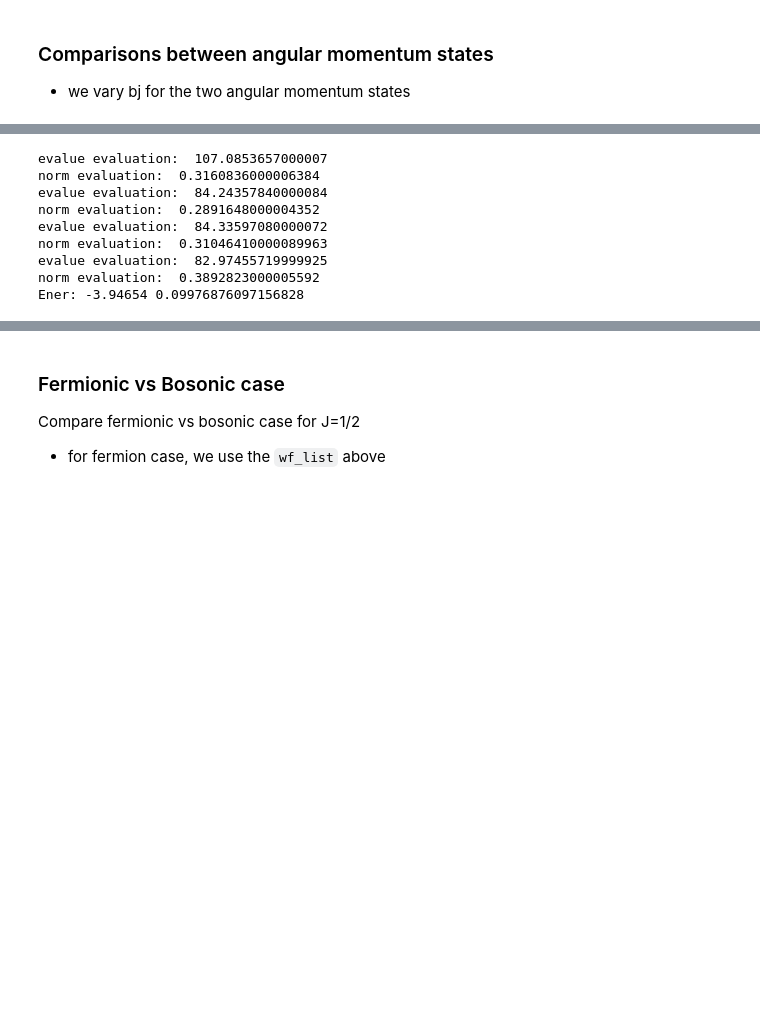
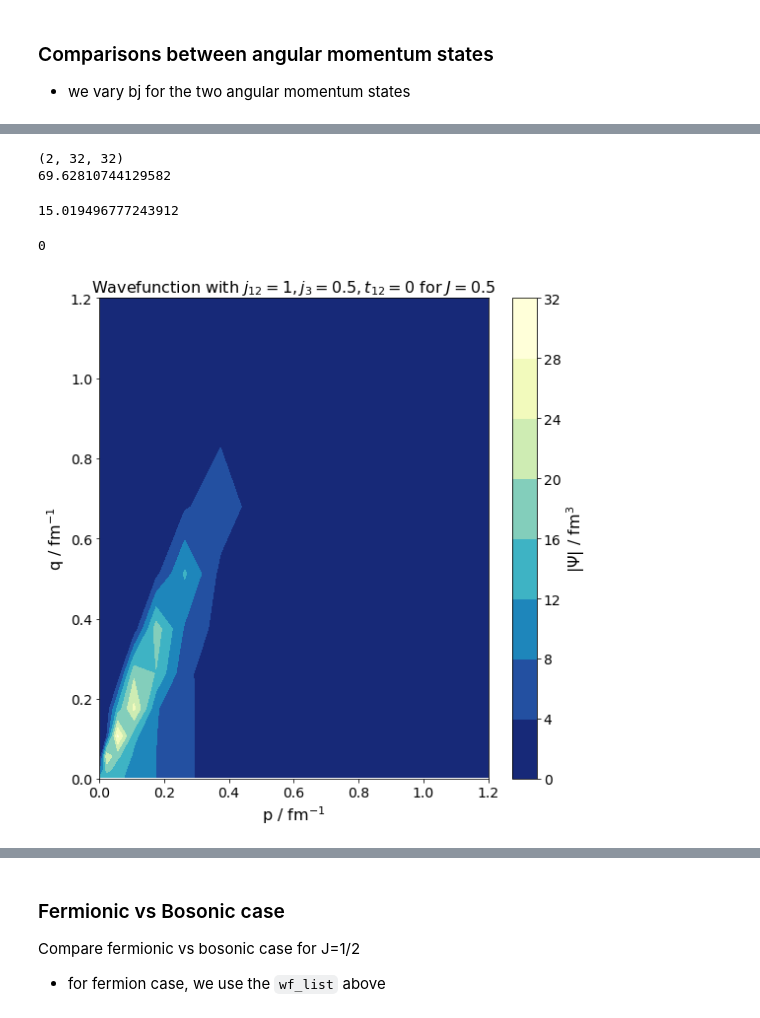
Before and after one commit to kwat0308/CompPhysWS2122, a Jupyter notebook: final_project/notebooks/tfbs_eval.ipynb, the cells around one changed output, grey strips where cells are left out. Saved outputs shown, nothing was run; the diff lists cells and outputs as text; code cells hidden in the pictures; blank space fills up the shorter version.

Commit message:
Updated eval. notebook

```diff
--- a/final_project/notebooks/tfbs_eval.ipynb
+++ b/final_project/notebooks/tfbs_eval.ipynb
@@ -200,18 +307,58 @@ Ener: -0.9301633804781151 1.0004301176206258
-# %%
-kernel=ThreeBodyFerm(pot,nx=8,np1=20,np2=12,nq1=20,nq2=12,lmax=0, l3max=0, bj=0.5)
-ener,eta,fadcomp=kernel.esearch(neigv=1,e1=-0.05,e2=-0.06,elow=-0.02,tol=1e-8)
-# this does not, this gives some other energy with eta << 1
-print("Ener:",ener*kernel.hbarc,eta)
-# %% [output]
-evalue evaluation:  107.0853657000007
-norm evaluation:  0.3160836000006384
-evalue evaluation:  84.24357840000084
-norm evaluation:  0.2891648000004352
-evalue evaluation:  84.33597080000072
-norm evaluation:  0.31046410000089963
-evalue evaluation:  82.97455719999925
-norm evaluation:  0.3892823000005592
-Ener: -3.94654 0.09976876097156828
+# %%
+# fadcomp = kernel.faddeev(fadcomp)
+# wf = kernel.applyperm(fadcomp)
+print(wf.shape)
+ekin=kernel.eval_ekin(fadcomp, wf)
+print(ekin * kernel.hbarc)
+# %% [output]
+(2, 32, 32)
+69.62810744129582
+# %%
+wf1 = kernel.wavefunc(fadcomp)
+ekin1=kernel.eval_ekin(fadcomp, wf1)
+print(ekin1 * kernel.hbarc)
+# %% [output]
+15.019496777243912
+# %%
+# momentum grids are the same for each kernel, so can just use any of them
+k = kernel
+pgrid = k.pgrid
+qgrid = k.qgrid
+
+# quantum numbers associated to this particular alpha index
+# alpha_list = k.qnalpha[alpha_idx]
+# print(alpha_list)
+alpha_dict = k.qnalpha[0]
+alpha_idx = alpha_dict["alpha"]
+print(alpha_idx)
+qm_numbers = [alpha_dict["j"], alpha_dict["j3"], alpha_dict["t"]]
+
+# create combined grid
+P, Q = np.meshgrid(pgrid, qgrid)
+
+# plotting the results
+wf = np.abs(wf1[alpha_idx,:,:])  # take abs value
+
+fig, ax = plt.subplots(figsize=(8,8))
+im = ax.contourf(P, Q, wf, vmin=np.min(wf), vmax=np.max(wf), cmap=plt.cm.YlGnBu_r)
+ax.set_xlabel("p / fm$^{{-1}}$", fontsize=16)
+ax.set_ylabel("q / fm$^{{-1}}$", fontsize=16)
+# if bj_idx == 0:
+ax.set_xlim([0,1.2])
+ax.set_ylim([0,1.2])
+ax.set_title("Wavefunction with $j_{{12}}={0}, j_3={1}, t_{{12}}={2}$ for $J={3}$".format(*qm_numbers, 0.5), fontsize=16)
+
+cbar = fig.colorbar(im)
+cbar.ax.set_ylabel("$|\Psi|$ / fm$^3$", fontsize=16)
+
+ax.tick_params(axis='both', which='major', labelsize=14)
+cbar.ax.tick_params(axis='both', which='major', labelsize=14)
+
+fig.tight_layout()
+# plt.savefig(os.path.join(ferm_path, ferm_contour_templ.format(alpha_idx, bj)), dpi=300)
+# %% [output]
+0
+[figure, added]
 # %%
 # contour plots
 
```
Also changed, not shown: parts of 19 cells of this notebook.
